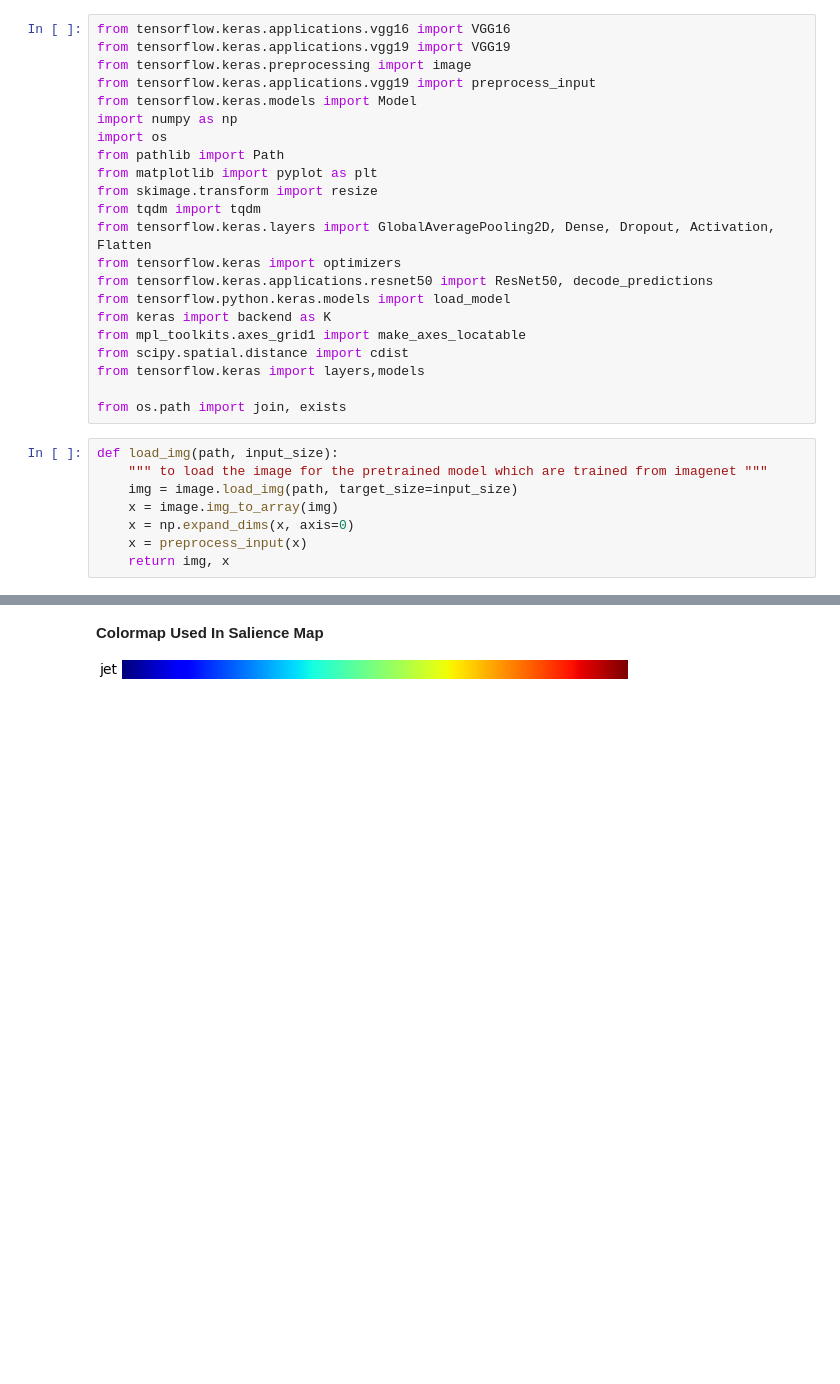
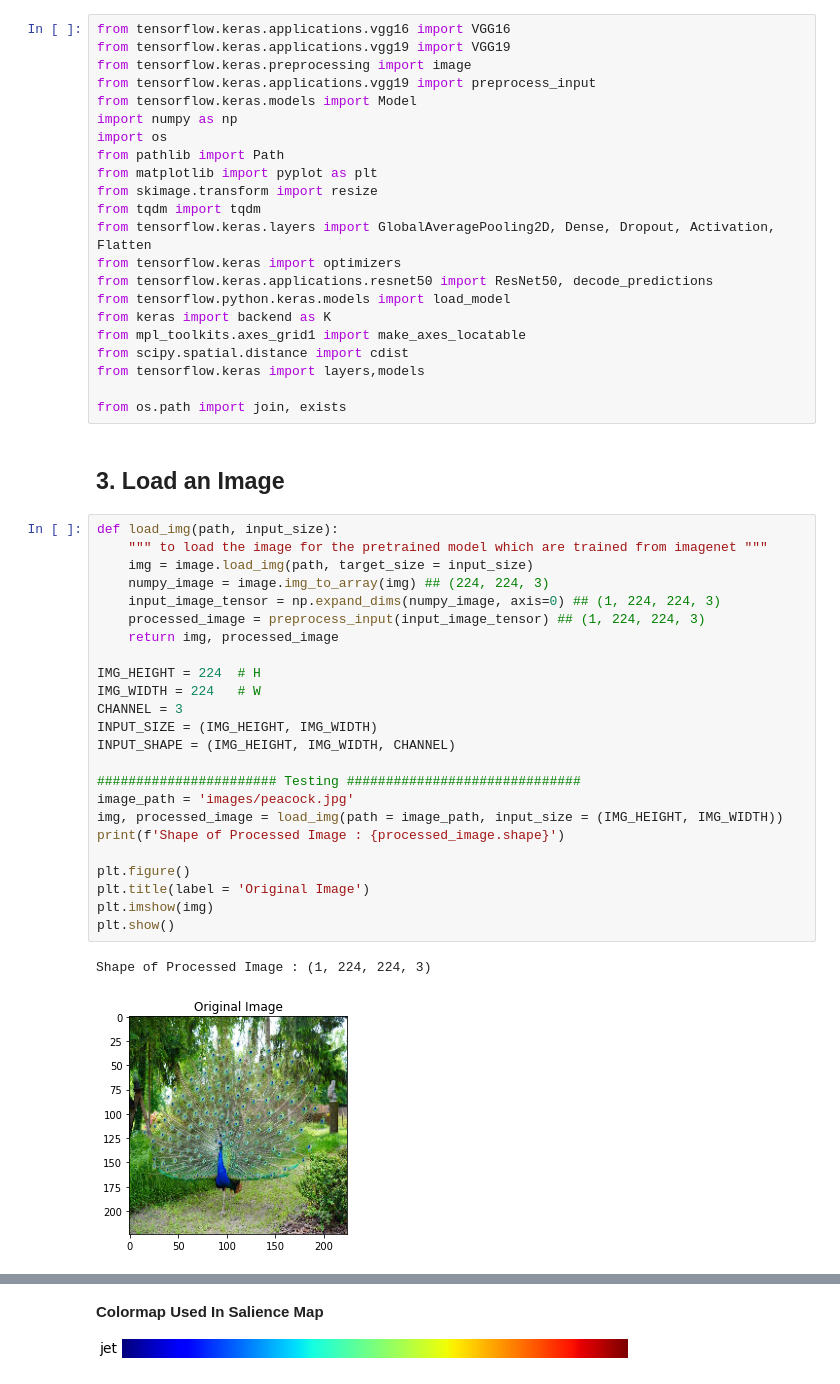
Before and after one commit to deshanchathusanka/abuses-biases-blessing-of-data, a Jupyter notebook: local-blackbox-algorithm/SIDU.ipynb, the cells around one changed output, grey strips where cells are left out. Drawn from its saved outputs; the diff is of its cells as text; blank space fills up the shorter version.

```diff
--- a/local-blackbox-algorithm/SIDU.ipynb
+++ b/local-blackbox-algorithm/SIDU.ipynb
@@ -26,11 +39,32 @@ from scipy.spatial.distance import cdist
 from tensorflow.keras import layers,models
 
 from os.path import join, exists
+# %% [markdown]
+<h2>3. Load an Image</h2>
 # %%
 def load_img(path, input_size):
     """ to load the image for the pretrained model which are trained from imagenet """
-    img = image.load_img(path, target_size=input_size)
-    x = image.img_to_array(img)
-    x = np.expand_dims(x, axis=0)
-    x = preprocess_input(x)
-    return img, x
+    img = image.load_img(path, target_size = input_size)
+    numpy_image = image.img_to_array(img) ## (224, 224, 3)
+    input_image_tensor = np.expand_dims(numpy_image, axis=0) ## (1, 224, 224, 3)
+    processed_image = preprocess_input(input_image_tensor) ## (1, 224, 224, 3)
+    return img, processed_image
+
+IMG_HEIGHT = 224  # H
+IMG_WIDTH = 224   # W
+CHANNEL = 3
+INPUT_SIZE = (IMG_HEIGHT, IMG_WIDTH)
+INPUT_SHAPE = (IMG_HEIGHT, IMG_WIDTH, CHANNEL)
+
+####################### Testing ##############################
+image_path = 'images/peacock.jpg'
+img, processed_image = load_img(path = image_path, input_size = (IMG_HEIGHT, IMG_WIDTH))
+print(f'Shape of Processed Image : {processed_image.shape}')
+
+plt.figure()
+plt.title(label = 'Original Image')
+plt.imshow(img)
+plt.show()
+# %% [output]
+Shape of Processed Image : (1, 224, 224, 3)
+[figure, added]
```
Also changed, not shown: parts of 38 cells of this notebook.
